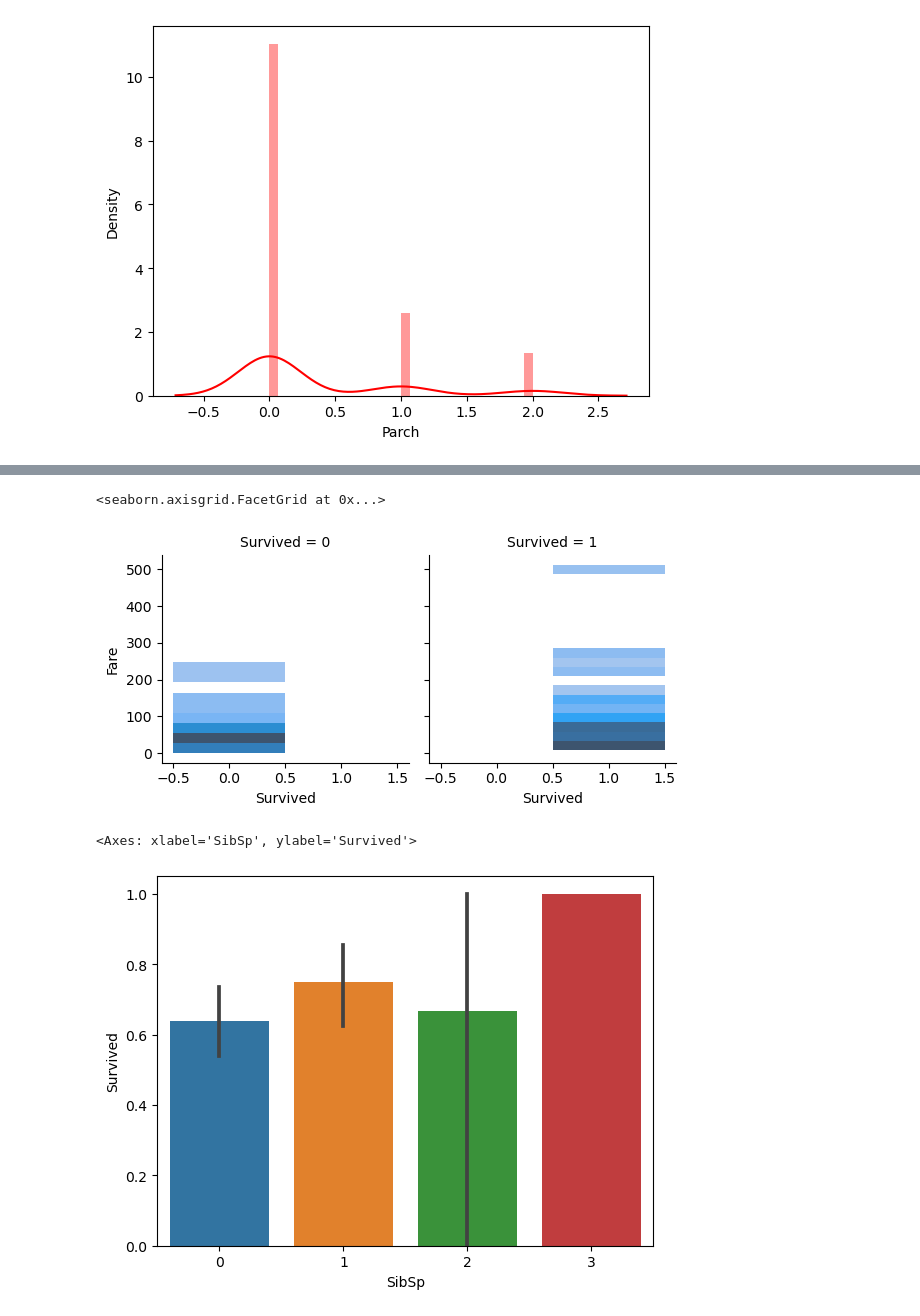
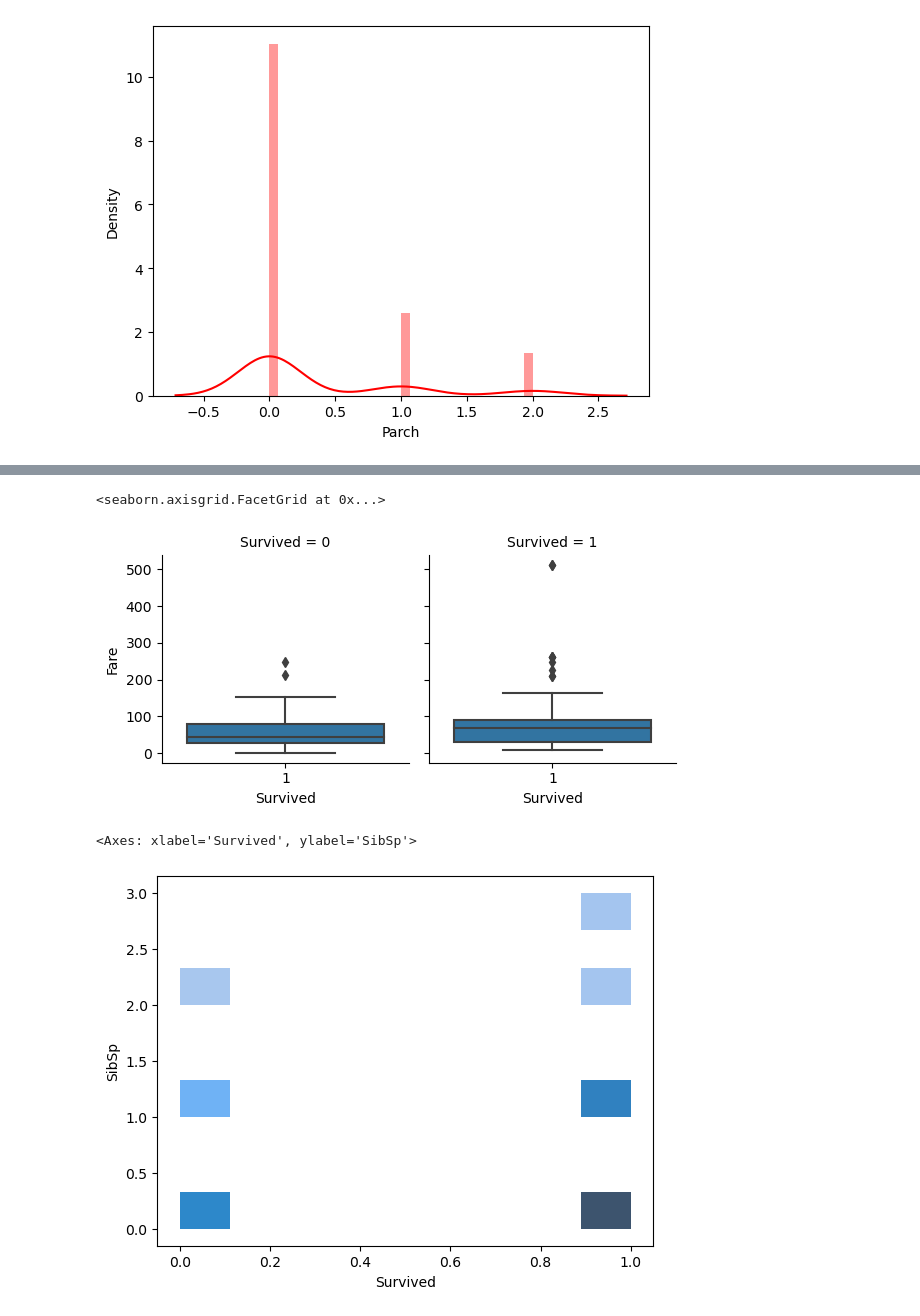
Before and after one commit to DEVANSARAVANAN/ML-End2End-Project, a Jupyter notebook: titanic-123.ipynb, the cells around one changed output, grey strips where cells are left out. Cells and saved outputs as stored; diff of their text form; code cells hidden in the pictures.

```diff
--- a/titanic-123.ipynb
+++ b/titanic-123.ipynb
@@ -165,10 +165,9 @@ train_df2
 | 889 | 1 | 1 | Behr, Mr. Karl Howell | male | 26.0 | 0 | 0 | 111369 | 30.0000 | C148 | C |
 144 rows × 11 columns
 # %%
+#check without outliered dataset
 train_df=train_df2
 g = sns.FacetGrid(train_df, col='Survived')
 g.map(plt.hist,'Age', bins=10)
 train_df['Age'].min()
-
-train_df=train_df2
 # %% [output]
@@ -350,12 +352,11 @@ sns.barplot(data=train_df,x="Parch",y="Survived")
 # %%
-
-sea = sns.FacetGrid(train_df, col = "Survived")
-sea.map(sns.histplot,"Survived","Fare")
+sea = sns.FacetGrid(train_df, col = "Survived",)
+sea.map(sns.boxplot,"Survived","Fare")
 # %% [output]
 <seaborn.axisgrid.FacetGrid at 0x...>
-[figure, old version]
+[figure, new version]
 # %%
-sns.barplot(data=train_df,x="SibSp",y='Survived')
+sns.histplot(data=train_df,y="SibSp",x='Survived')
 # %% [output]
-<Axes: xlabel='SibSp', ylabel='Survived'>
+<Axes: xlabel='Survived', ylabel='SibSp'>
-[figure, old version]
+[figure, new version]
```
Also changed, not shown: parts of 7 cells of this notebook.
